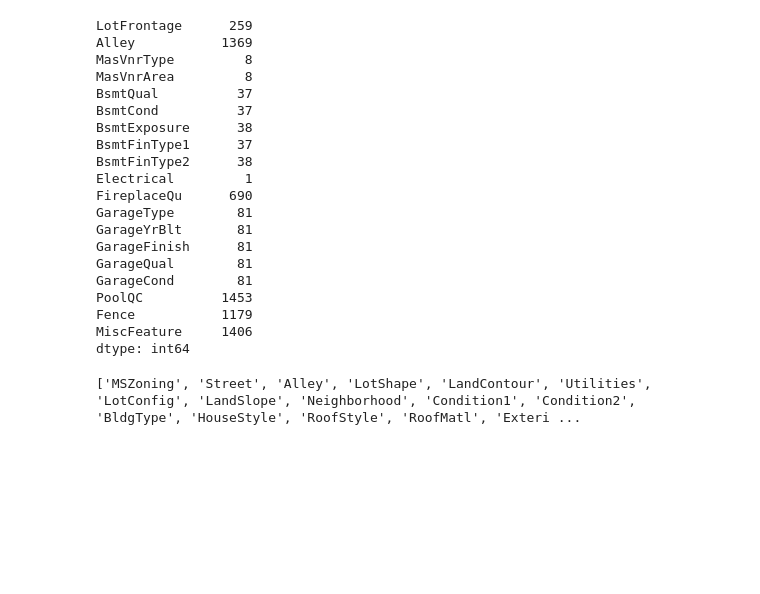
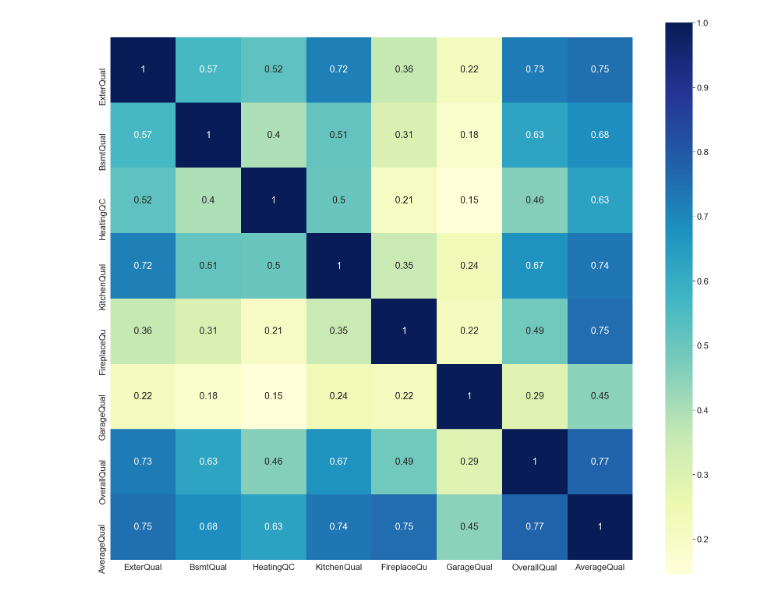
Before and after one commit to AlexStew14/KaggleCompetitions, a Jupyter notebook: Housing Prices/notebook.ipynb, the cells around one changed output. Saved outputs shown, nothing was run; the diff lists cells and outputs as text; code cells hidden in the pictures; blank space fills up the shorter version.

Commit message:
added feature engineering to household sales

```diff
--- a/Housing Prices/notebook.ipynb
+++ b/Housing Prices/notebook.ipynb
@@ -52,24 +47,0 @@ sns.set(font_scale=1)
-# %%
-na_sums = train_df.isna().sum()
-print(na_sums.loc[na_sums > 0])
-# %% [output]
-LotFrontage      259
-Alley           1369
-MasVnrType         8
-MasVnrArea         8
-BsmtQual          37
-BsmtCond          37
-BsmtExposure      38
-BsmtFinType1      37
-BsmtFinType2      38
-Electrical         1
-FireplaceQu      690
-GarageType        81
-GarageYrBlt       81
-GarageFinish      81
-GarageQual        81
-GarageCond        81
-PoolQC          1453
-Fence           1179
-MiscFeature     1406
-dtype: int64
@@ -81,9 +65,13 @@ def factorize_categories(df, columns):
 
     return data
 # %%
-# category_features = ['MSZoning', 'Street', 'Alley', 'LotShape']
 category_features = list(train_df.select_dtypes(include=['object']).columns)
-print(category_features)
-factorized_df = factorize_categories(train_df, category_features)
+factorized_df = factorize_categories(qual_encoded_df, category_features)
-# %% [output]
-['MSZoning', 'Street', 'Alley', 'LotShape', 'LandContour', 'Utilities', 'LotConfig', 'LandSlope', 'Neighborhood', 'Condition1', 'Condition2', 'BldgType', 'HouseStyle', 'RoofStyle', 'RoofMatl', 'Exteri ...
+# %%
+def fill_na_values(df):
+    df['LotFrontage'] = df['LotFrontage'].fillna(df.groupby('OverallQual')['LotFrontage'].transform('mean'))
+    df['GarageYrBlt'] = df['GarageYrBlt'].fillna(df.groupby('OverallQual')['GarageYrBlt'].transform('mean'))
+    df['MasVnrArea'] = df['MasVnrArea'].fillna(df.groupby('OverallQual')['MasVnrArea'].transform('mean'))
+    return df
+# %%
+filled_df = fill_na_values(factorized_df)
@@ -90 +89,9 @@ factorized_df = factorize_categories(train_df, category_features)
+# %%
+plt.figure(figsize=(30,26))
+sns.set(font_scale=2)
+all_qual_related = quality_columns + ['OverallQual', 'AverageQual']
+sns.heatmap(features_df[all_qual_related].corr().abs(), annot=True, square=True, cmap="YlGnBu")
+sns.set(font_scale=1)
+# %% [output]
+[figure, added]
 # %%
```
Also changed, not shown: parts of 14 cells of this notebook, 4 other files.
